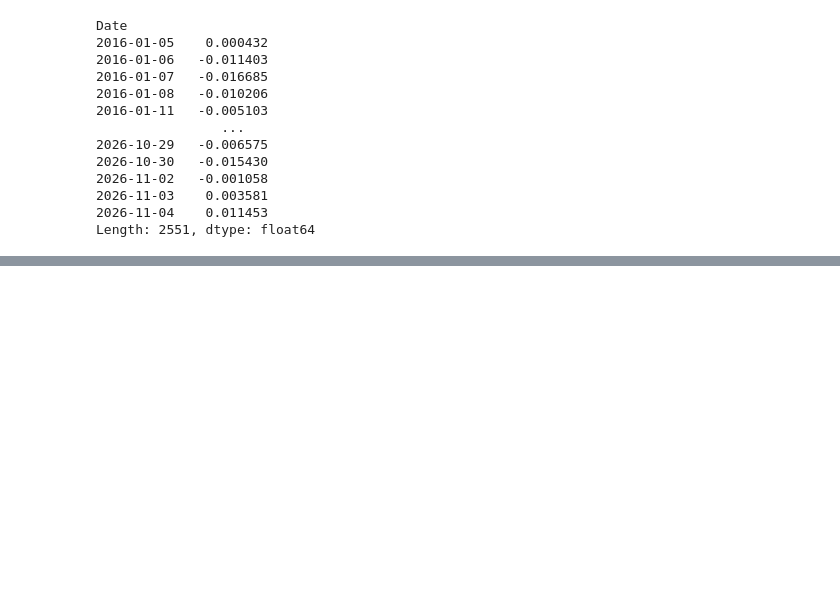
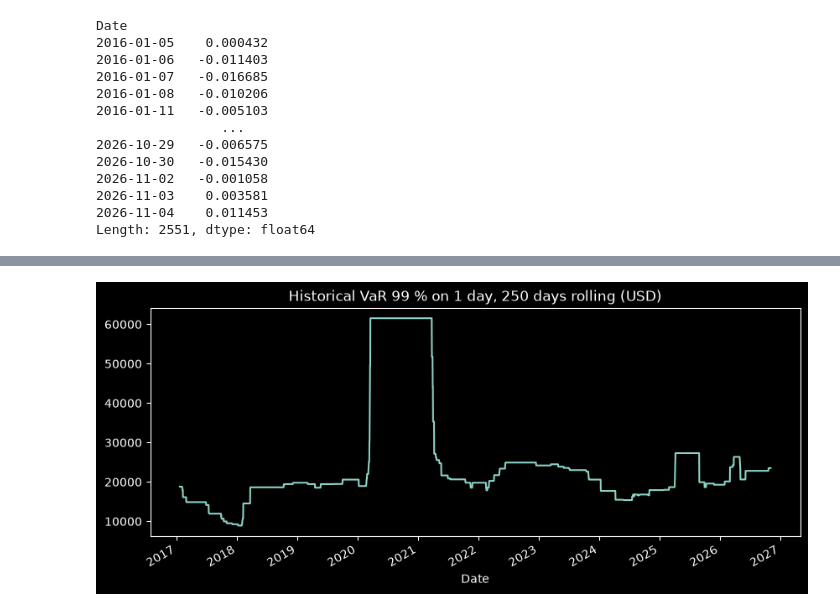
Before and after one commit to nicolasvilespy/risk-engine, a Jupyter notebook: notebooks:01_exploredata.ipynb, the cells around one changed output, grey strips where cells are left out. Saved outputs shown, nothing was run; the diff lists cells and outputs as text; code cells hidden in the pictures; blank space fills up the shorter version.

Commit message:
Add expected shortfall and rolling VaR

```diff
--- a/notebooks:01_exploredata.ipynb
+++ b/notebooks:01_exploredata.ipynb
@@ -2,6 +2,9 @@
 import pandas as pd
 import numpy as np
 import yfinance as yf
+import matplotlib.pyplot as plt
+
+plt.style.use("dark_background")
 # %%
 data = yf.download("SPY GLD TSM BNP.PA 0700.HK XOM NESN.SW EURUSD=X HKDUSD=X CHFUSD=X",start="2016-01-01", end="2026-11-05")
 # %% [output]
@@ -73,0 +52,7 @@ np.float64(-23888.43778227937)
+# %%
+def historical_var(returns, confidence, value):
+    quantile_level = 1 - confidence
+    quantile_return = returns.quantile(quantile_level)
+    return quantile_return * value * (-1)
+portfolio_value = 1000000
+#attendu que la perte dépasse 23889 dollars 1 jour sur 100
@@ -73,0 +106,4 @@ np.float64(-23888.43778227937)
+# %%
+rolling_var = portfolio_returns.rolling(250).quantile(0.01)
+rolling_var_usd = rolling_var*portfolio_value*-1
+rolling_var_usd
@@ -73,0 +124,4 @@ np.float64(-23888.43778227937)
+# %%
+rolling_var_usd.plot(title="Historical VaR 99 % on 1 day, 250 days rolling (USD)", figsize=(10, 4));
+# %% [output]
+[figure, added]
```
Also changed, not shown: parts of 7 cells of this notebook, 2 other files.
